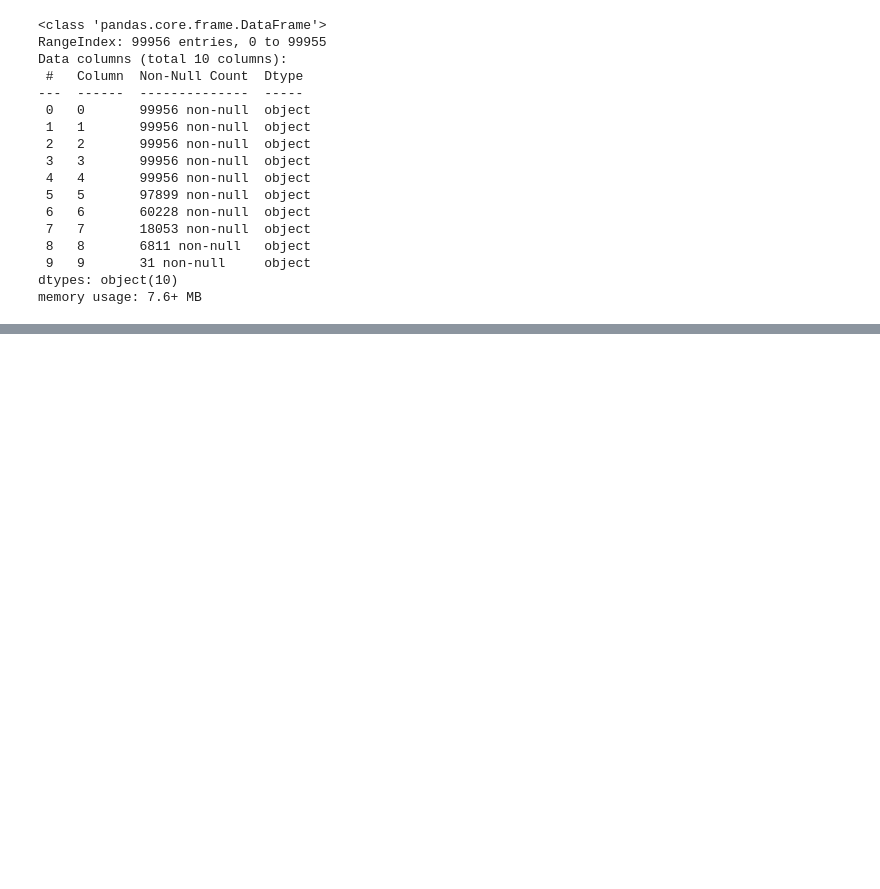
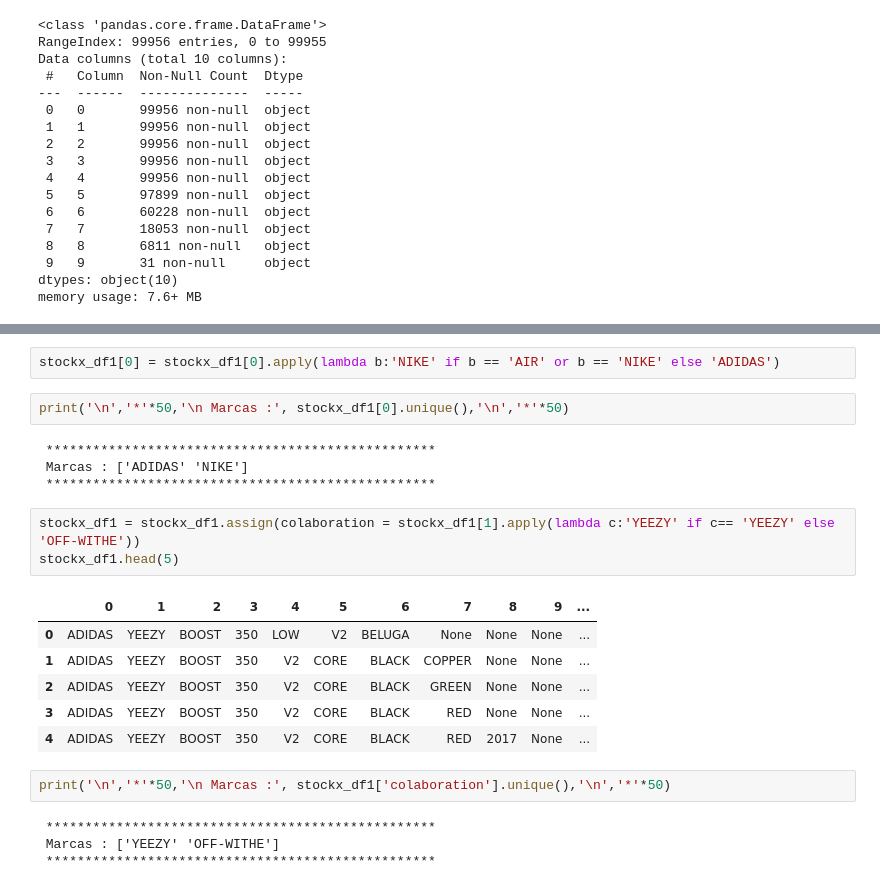
Before and after one commit to Carlosmagnobrusil/StockX_sale_price_prediction-, a Jupyter notebook: StockX.ipynb, the cells around one changed output, grey strips where cells are left out. Saved outputs shown, nothing was run; the diff lists cells and outputs as text; blank space fills up the shorter version.

```diff
--- a/StockX.ipynb
+++ b/StockX.ipynb
@@ -278,0 +352,24 @@ memory usage: 7.6+ MB
+# %%
+stockx_df1[0] = stockx_df1[0].apply(lambda b:'NIKE' if b == 'AIR' or b == 'NIKE' else 'ADIDAS')
+# %%
+print('\n','*'*50,'\n Marcas :', stockx_df1[0].unique(),'\n','*'*50)
+# %% [output]
+ **************************************************
+ Marcas : ['ADIDAS' 'NIKE']
+ **************************************************
+# %%
+stockx_df1 = stockx_df1.assign(colaboration = stockx_df1[1].apply(lambda c:'YEEZY' if c== 'YEEZY' else 'OFF-WITHE'))
+stockx_df1.head(5)
+# %% [output]
+|  | 0 | 1 | 2 | 3 | 4 | 5 | 6 | 7 | 8 | 9 | ... |
+| 0 | ADIDAS | YEEZY | BOOST | 350 | LOW | V2 | BELUGA | None | None | None | ... |
+| 1 | ADIDAS | YEEZY | BOOST | 350 | V2 | CORE | BLACK | COPPER | None | None | ... |
+| 2 | ADIDAS | YEEZY | BOOST | 350 | V2 | CORE | BLACK | GREEN | None | None | ... |
+| 3 | ADIDAS | YEEZY | BOOST | 350 | V2 | CORE | BLACK | RED | None | None | ... |
+| 4 | ADIDAS | YEEZY | BOOST | 350 | V2 | CORE | BLACK | RED | 2017 | None | ... |
+# %%
+print('\n','*'*50,'\n Marcas :', stockx_df1['colaboration'].unique(),'\n','*'*50)
+# %% [output]
+ **************************************************
+ Marcas : ['YEEZY' 'OFF-WITHE']
+ **************************************************
```
Also changed, not shown: parts of 5 cells of this notebook.
